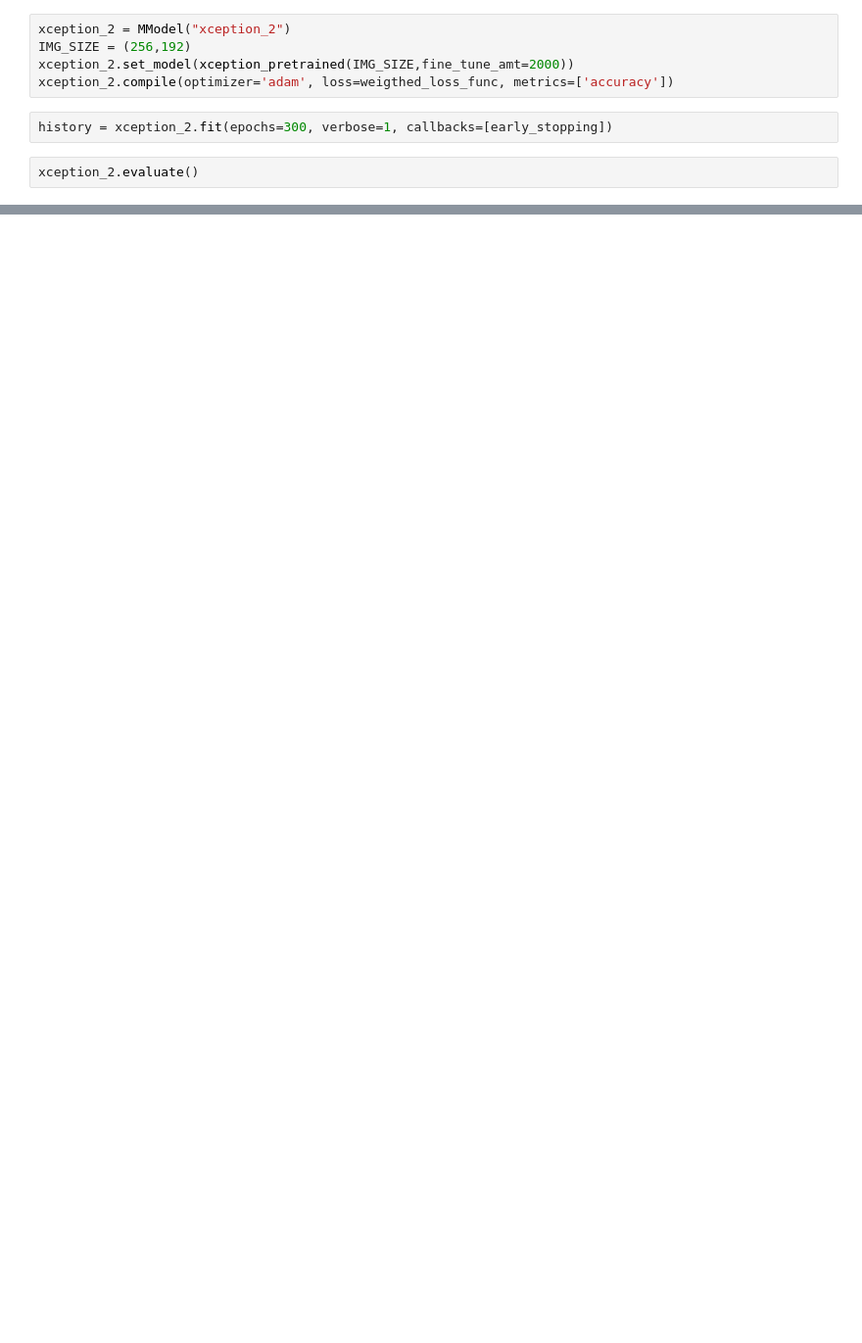
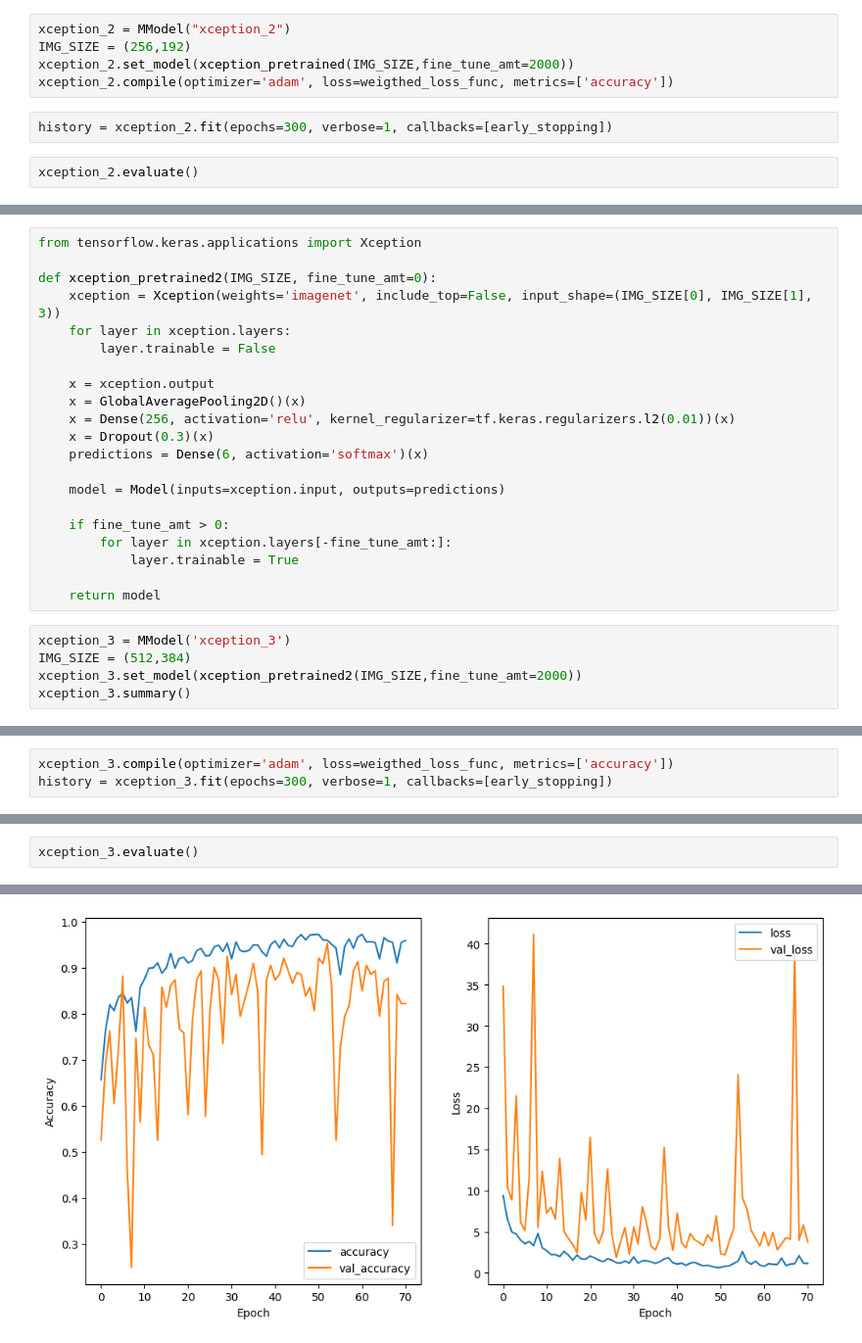
Before and after one commit to inessmatos/CAA_P1, a Jupyter notebook: transfer.ipynb, the cells around one changed output, grey strips where cells are left out. Shown: that part at 98% size. Saved outputs shown, nothing was run; the diff lists cells and outputs as text; blank space fills up the shorter version.

```diff
--- a/transfer.ipynb
+++ b/transfer.ipynb
@@ -796,0 +241,26 @@ xception_2.evaluate()
+# %%
+from tensorflow.keras.applications import Xception
+
+def xception_pretrained2(IMG_SIZE, fine_tune_amt=0):
+    xception = Xception(weights='imagenet', include_top=False, input_shape=(IMG_SIZE[0], IMG_SIZE[1], 3))
+    for layer in xception.layers:
+        layer.trainable = False
+
+    x = xception.output
+    x = GlobalAveragePooling2D()(x)
+    x = Dense(256, activation='relu', kernel_regularizer=tf.keras.regularizers.l2(0.01))(x)
+    x = Dropout(0.3)(x)
+    predictions = Dense(6, activation='softmax')(x)
+
+    model = Model(inputs=xception.input, outputs=predictions)
+
+    if fine_tune_amt > 0:
+        for layer in xception.layers[-fine_tune_amt:]:
+            layer.trainable = True
+
+    return model
+# %%
+xception_3 = MModel('xception_3')
+IMG_SIZE = (512,384)
+xception_3.set_model(xception_pretrained2(IMG_SIZE,fine_tune_amt=2000))
+xception_3.summary()
@@ -796,0 +289,3 @@ xception_2.evaluate()
+# %%
+xception_3.compile(optimizer='adam', loss=weigthed_loss_func, metrics=['accuracy'])
+history = xception_3.fit(epochs=300, verbose=1, callbacks=[early_stopping])
@@ -796,0 +350,3 @@ xception_2.evaluate()
+# %%
+xception_3.evaluate()
+# %% [output]
@@ -796,0 +370 @@ xception_2.evaluate()
+[figure, added]
```
Also changed, not shown: parts of 31 cells of this notebook, 27 other files.
